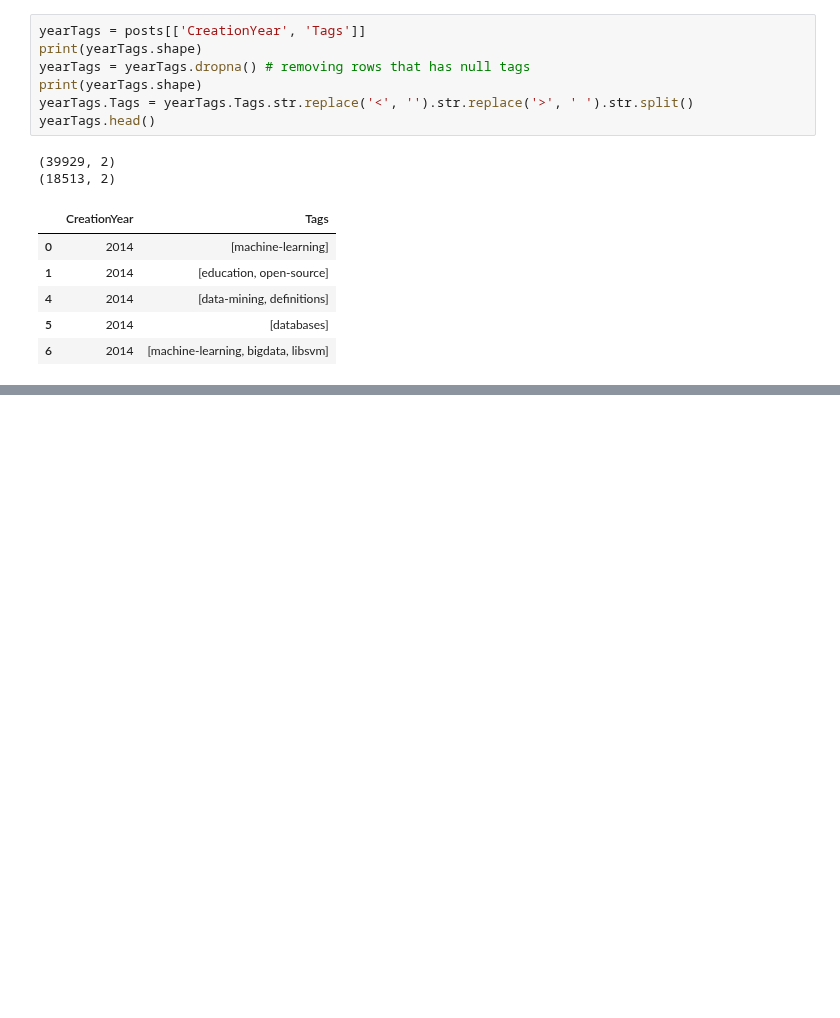
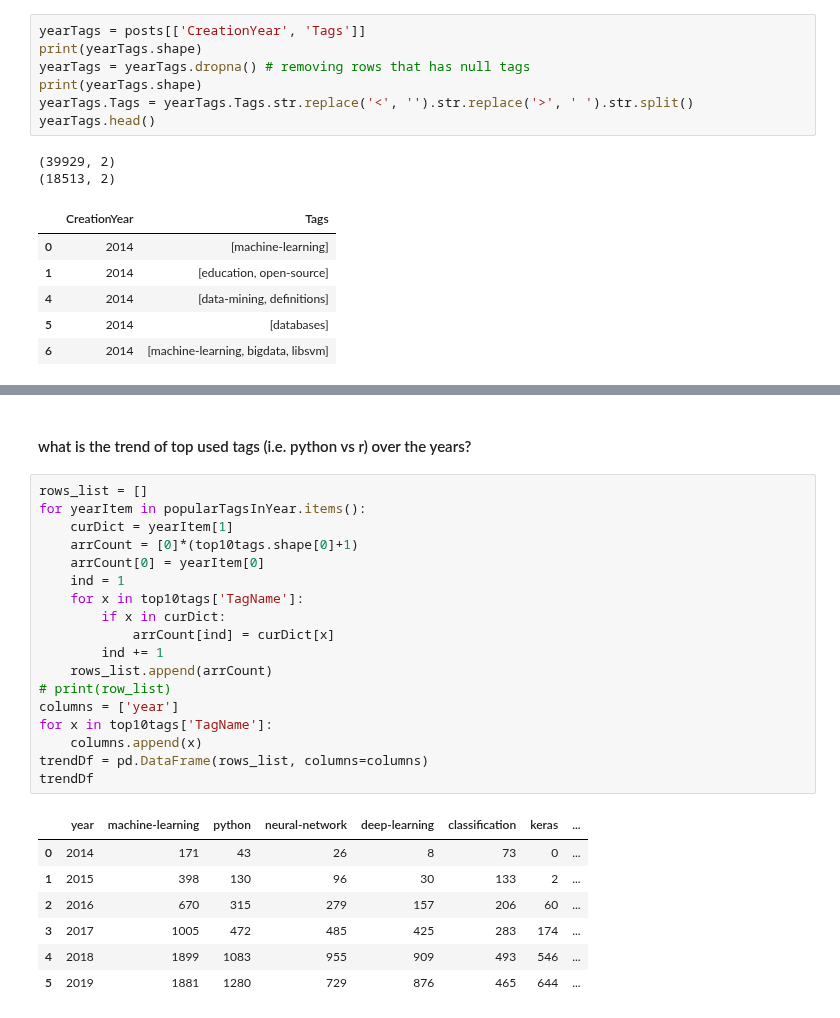
Before and after one commit to maliakber/algorithm-data-model-csc-501, a Jupyter notebook: source/project/project-jupnote.ipynb, the cells around one changed output, grey strips where cells are left out. Drawn from its saved outputs; the diff is of its cells as text; blank space fills up the shorter version.

```diff
--- a/source/project/project-jupnote.ipynb
+++ b/source/project/project-jupnote.ipynb
@@ -125,0 +172,28 @@ Wall time: 1.48 s
+# %% [markdown]
+#### what is the trend of top used tags (i.e. python vs r) over the years?
+# %%
+rows_list = []
+for yearItem in popularTagsInYear.items():
+    curDict = yearItem[1]
+    arrCount = [0]*(top10tags.shape[0]+1)
+    arrCount[0] = yearItem[0]
+    ind = 1
+    for x in top10tags['TagName']:
+        if x in curDict:
+            arrCount[ind] = curDict[x]
+        ind += 1
+    rows_list.append(arrCount)
+# print(row_list)
+columns = ['year']
+for x in top10tags['TagName']:
+    columns.append(x)
+trendDf = pd.DataFrame(rows_list, columns=columns)
+trendDf
+# %% [output]
+|  | year | machine-learning | python | neural-network | deep-learning | classification | keras | ... |
+| 0 | 2014 | 171 | 43 | 26 | 8 | 73 | 0 | ... |
+| 1 | 2015 | 398 | 130 | 96 | 30 | 133 | 2 | ... |
+| 2 | 2016 | 670 | 315 | 279 | 157 | 206 | 60 | ... |
+| 3 | 2017 | 1005 | 472 | 485 | 425 | 283 | 174 | ... |
+| 4 | 2018 | 1899 | 1083 | 955 | 909 | 493 | 546 | ... |
+| 5 | 2019 | 1881 | 1280 | 729 | 876 | 465 | 644 | ... |
```
Also changed, not shown: parts of 15 cells of this notebook.
